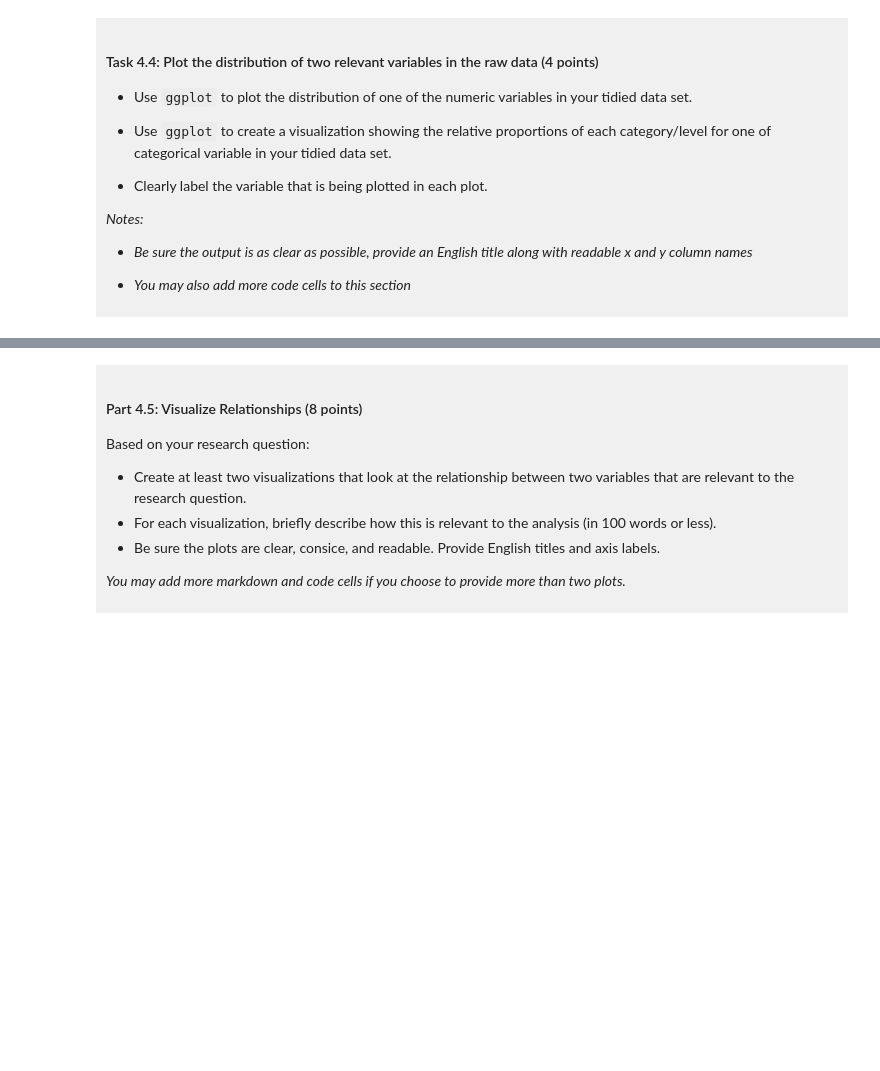
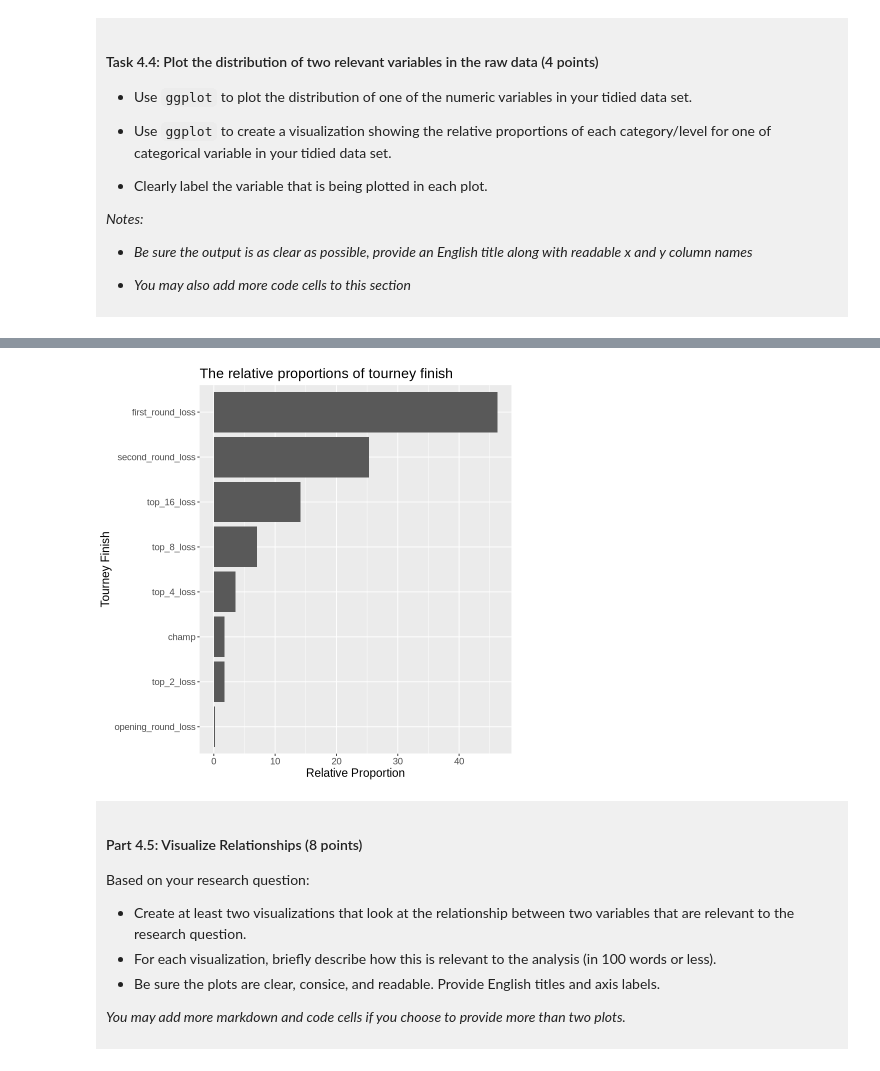
Before and after one commit to ckc-thomas/dsci-100-project-thomas-cheung, a Jupyter notebook: dsci-100-project-notebook.ipynb, the cells around one changed output, grey strips where cells are left out. Cells and saved outputs as stored; diff of their text form; code cells hidden in the pictures; blank space fills up the shorter version.

```diff
--- a/dsci-100-project-notebook.ipynb
+++ b/dsci-100-project-notebook.ipynb
@@ -296,5 +341,17 @@ You will refine your research question (if needed) and produce a tidy data set.
 # %%
-### EDIT THIS CODE CELL FOR PLOT 2 ###
+NCAA_tourney_finish <- NCAA_data |>
+                    group_by(tourney_finish) |>
+                    summarize(count = n()) |>
+                    mutate(proportion = count/sum(count) * 100,
+                          tourney_finish = fct_reorder(tourney_finish, proportion))
+
+NCAA_tourney_finish_plot <- ggplot(NCAA_tourney_finish, aes(y = tourney_finish, x = proportion)) +
+                          geom_col() +
+                          labs(title = "The relative proportions of tourney finish", x = "Relative Proportion", y = "Tourney Finish") +
+                          theme(text = element_text(size = 14))
+NCAA_tourney_finish_plot
+# %% [output]
+[figure, added]
 # %% [markdown]
 <div style="background-color: #f0f0f0; padding: 10px;">
 
```
Also changed, not shown: parts of 11 cells of this notebook.
